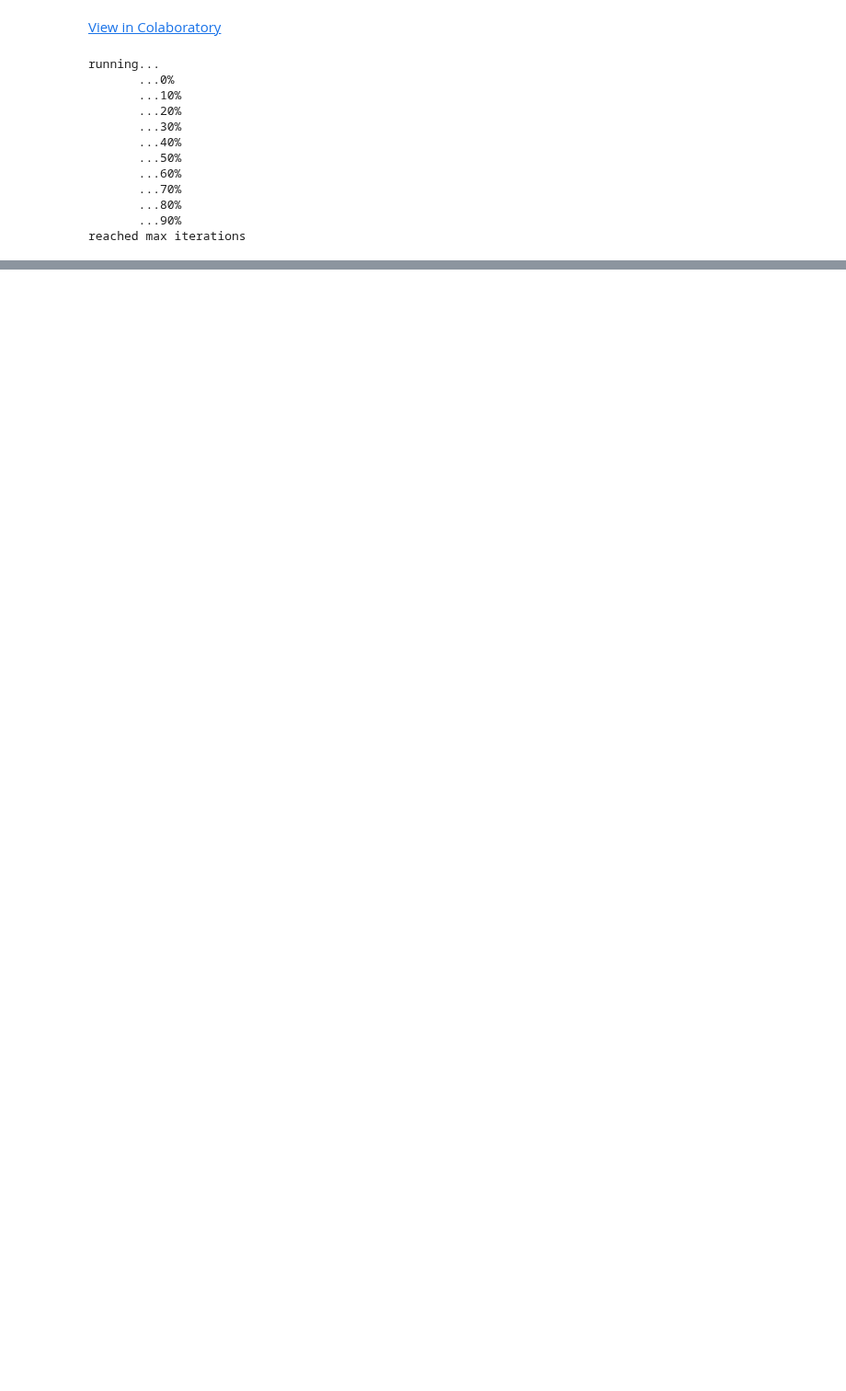
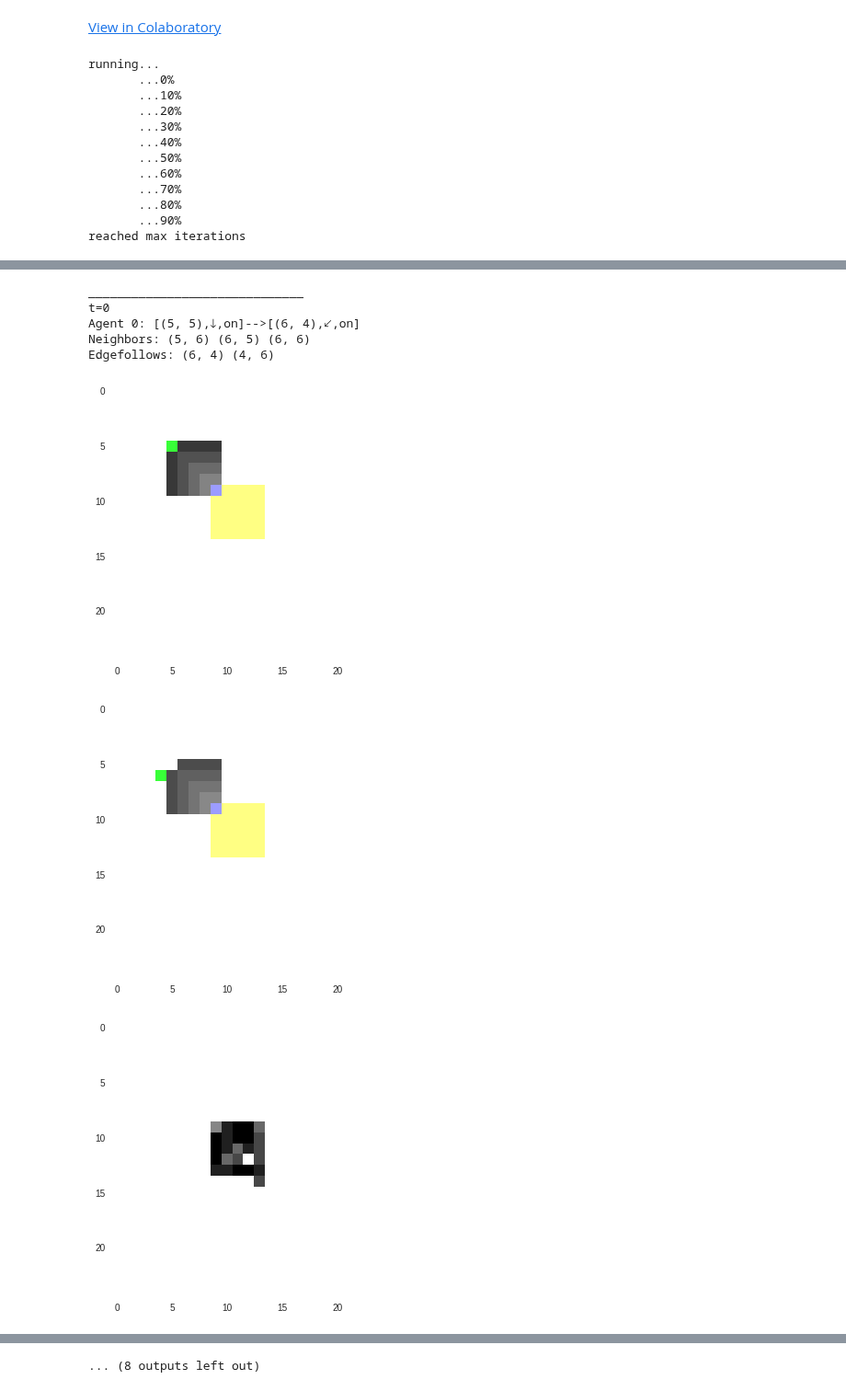
Before and after one commit to jpskycak/research_notebooks, a Jupyter notebook: modeling_programmable_self_assembly_with_cellular_automata.ipynb, the cells around one changed output, grey strips where cells are left out. Shown at 92% size. Cells and saved outputs as stored; diff of their text form; code cells hidden in the pictures; blank space fills up the shorter version.

```diff
--- a/modeling_programmable_self_assembly_with_cellular_automata.ipynb
+++ b/modeling_programmable_self_assembly_with_cellular_automata.ipynb
@@ -66,12 +66,18 @@ class Agents:
     grid = self.make_grid(highlight_agents_by_index=highlight_agents_by_index)
     self.logarray.append(grid)
 
-  def plot(self,t=0):
+  def plot(self,t=0,logarrayskip=1,debug=False):
     print self.logstr[t]
-    nskip = 1
-    grids = [self.logarray[nskip+2*t],self.logarray[nskip+2*t+1]]
+    grids = [self.logarray[logarrayskip+2*t],self.logarray[logarrayskip+2*t+1]]
     for grid in grids:
       plt.imshow(grid)
+      plt.grid(False)
+      plt.show()
+    if debug:
+      gradarray = np.zeros(self.grid_shape)
+      for ((x,y),g) in zip(a.coordinates_log[t],a.gradient_log[t]):
+        gradarray[x,y] = float(5+g)/10
+      plt.imshow(gradarray)
       plt.grid(False)
       plt.show()
 
@@ -293,7 +299,7 @@ class Agents:
     self.template_coordinates = self.init_template_coordinates()
     self.agent_coordinates = self.init_agent_coordinates()
     self.coordinates_log = []
-    #self.coordinates_log.append(self.agent_coordinates)
+    self.coordinates_log.append(self.agent_coordinates)
     self.activity = self.init_activity()
     self.direction = self.init_direction()
     self.is_source = self.init_is_source()
@@ -302,7 +308,7 @@ class Agents:
     self.update_neighbors()
     self.update_gradient()
     self.gradient_log = []
-    #self.gradient_log.append(self.gradient)
+    self.gradient_log.append(self.gradient)
 
     self.logstr = []
     self.logarray = [self.make_grid()]
@@ -385,17 +382,0 @@ False
-# %%
-for t in range(5):
-  print '______________________________'
-  print 't='+str(t)
-  a.plot(t)
-  gradient_log = a.gradient_log[t]
-  coordinates_log = a.coordinates_log[t]
-  print gradient_log
-
-  arrayshape = a.logarray[t].shape
-  gradarray = np.zeros((arrayshape[0],arrayshape[1]))
-  for i,(x,y) in enumerate(coordinates_log):
-    gradarray[x,y] = float(5+gradient_log[i])/10
-  #print gradarray
-  plt.imshow(gradarray)
-  plt.grid(False)
-  plt.show()
@@ -427,0 +383,14 @@ Edgefollows: (4, 7) (5, 9)
+# %%
+for t in range(5):
+  print '______________________________'
+  print 't='+str(t)
+  a.plot(t,debug=True)
+# %% [output]
+______________________________
+t=0
+Agent 0: [(5, 5),🡓,on]-->[(6, 4),🡗,on]
+Neighbors: (5, 6) (6, 5) (6, 6)
+Edgefollows: (6, 4) (4, 6)
+[figure, added]
+[figure, added]
+[figure, added]
@@ -427,0 +413 @@ Edgefollows: (4, 7) (5, 9)
+... (8 outputs left out)
```
Also changed, not shown: parts of 6 cells of this notebook.
